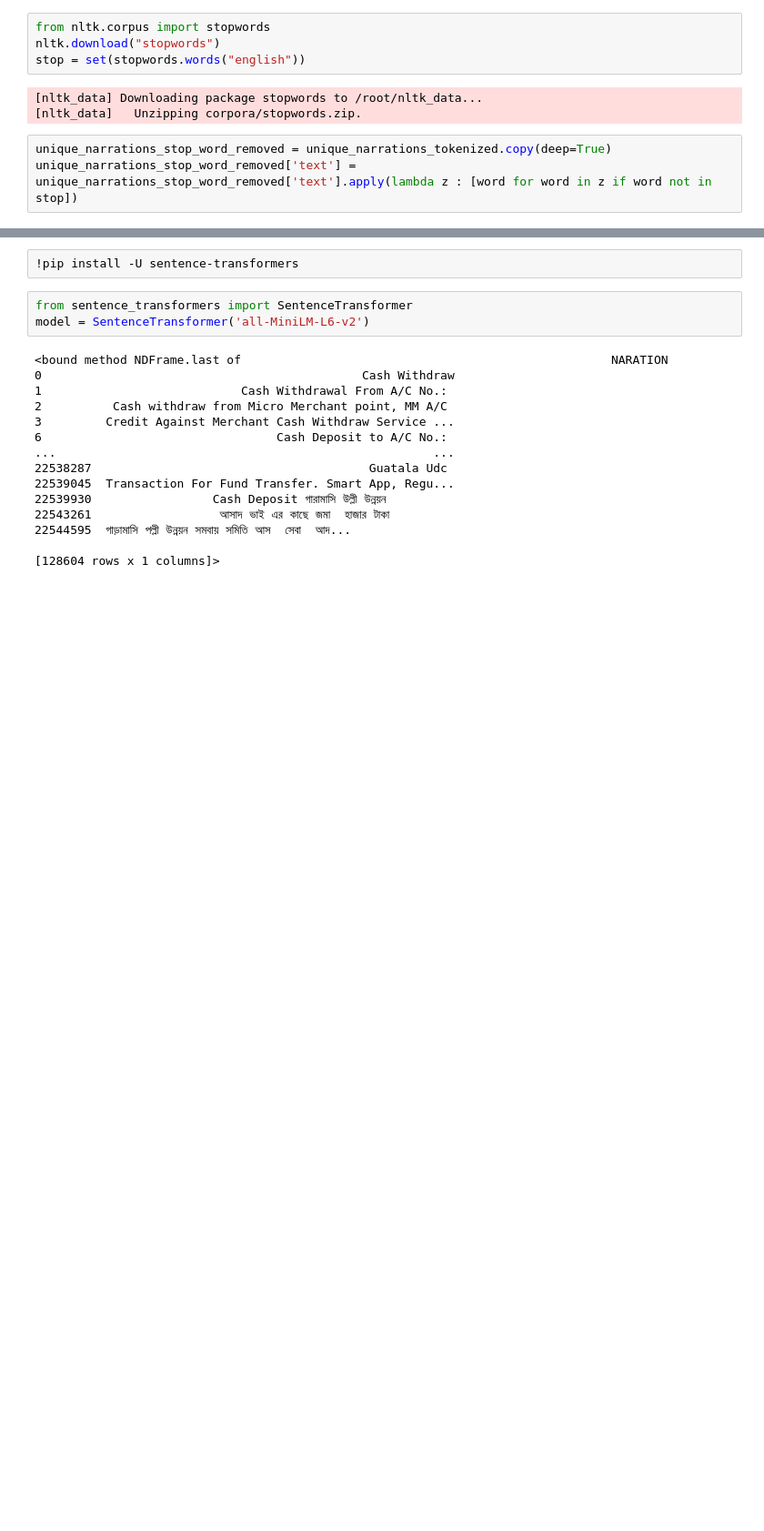
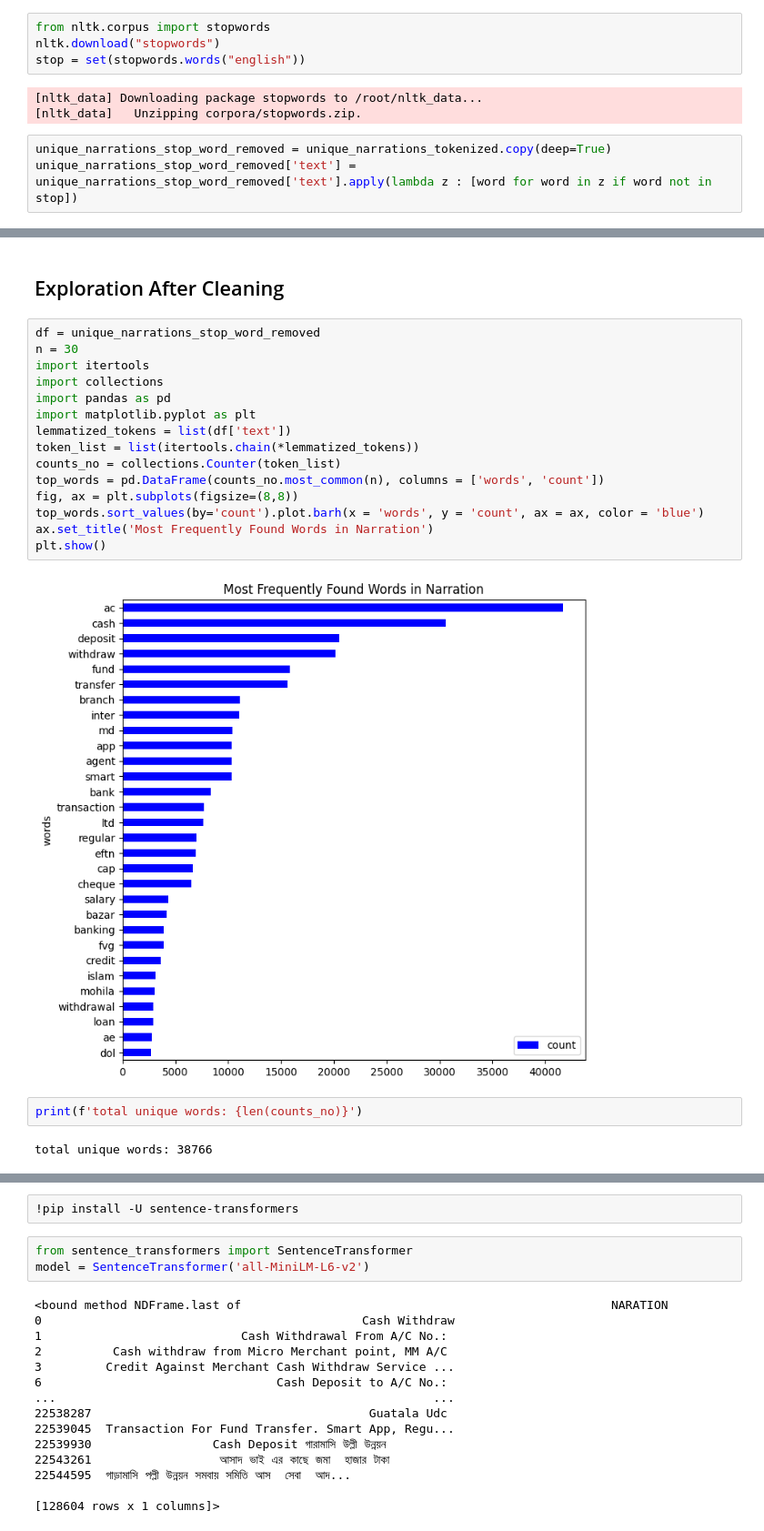
Before and after one commit to abdur-rafi/transaction-clustering, a Jupyter notebook: narration_clustering.ipynb, the cells around one changed output, grey strips where cells are left out. Shown at 91% size. Drawn from its saved outputs; the diff is of its cells as text; blank space fills up the shorter version.

Commit message:
some visualizations and separating named entities

```diff
--- a/narration_clustering.ipynb
+++ b/narration_clustering.ipynb
@@ -249,0 +253,23 @@ print(unique_narrations_stop_word_removed)
+# %% [markdown]
+## Exploration After Cleaning
+# %%
+df = unique_narrations_stop_word_removed
+n = 30
+import itertools
+import collections
+import pandas as pd
+import matplotlib.pyplot as plt
+lemmatized_tokens = list(df['text'])
+token_list = list(itertools.chain(*lemmatized_tokens))
+counts_no = collections.Counter(token_list)
+top_words = pd.DataFrame(counts_no.most_common(n), columns = ['words', 'count'])
+fig, ax = plt.subplots(figsize=(8,8))
+top_words.sort_values(by='count').plot.barh(x = 'words', y = 'count', ax = ax, color = 'blue')
+ax.set_title('Most Frequently Found Words in Narration')
+plt.show()
+# %% [output]
+[figure, added]
+# %%
+print(f'total unique words: {len(counts_no)}')
+# %% [output]
+total unique words: 38766
```
Also changed, not shown: parts of 24 cells of this notebook.
